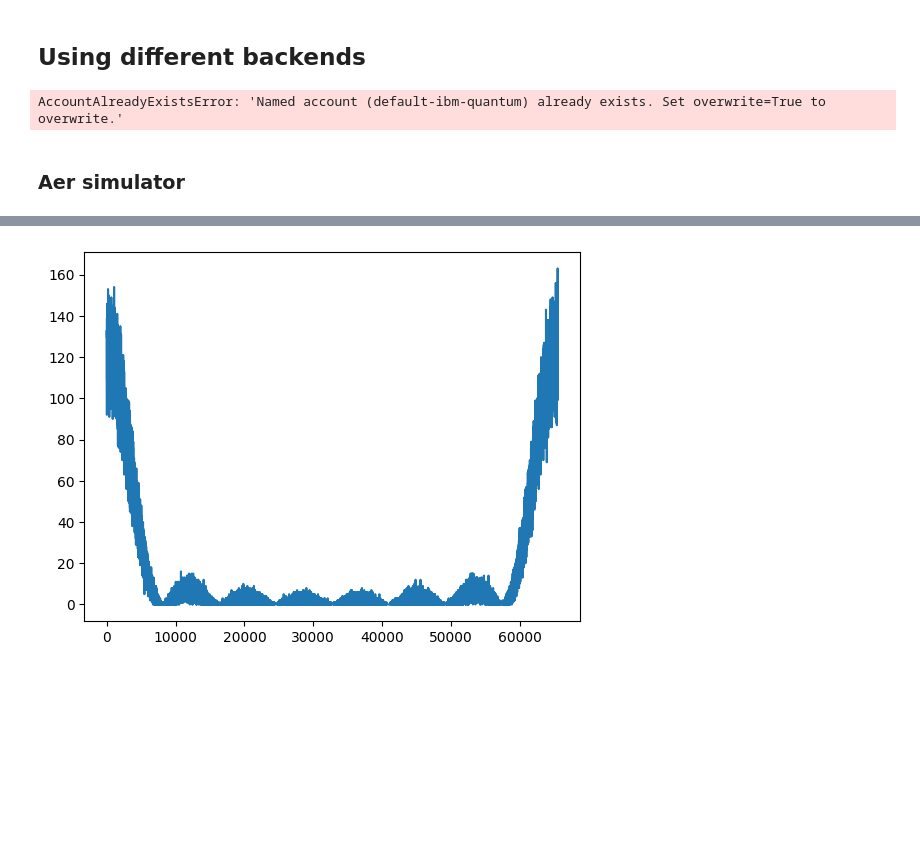
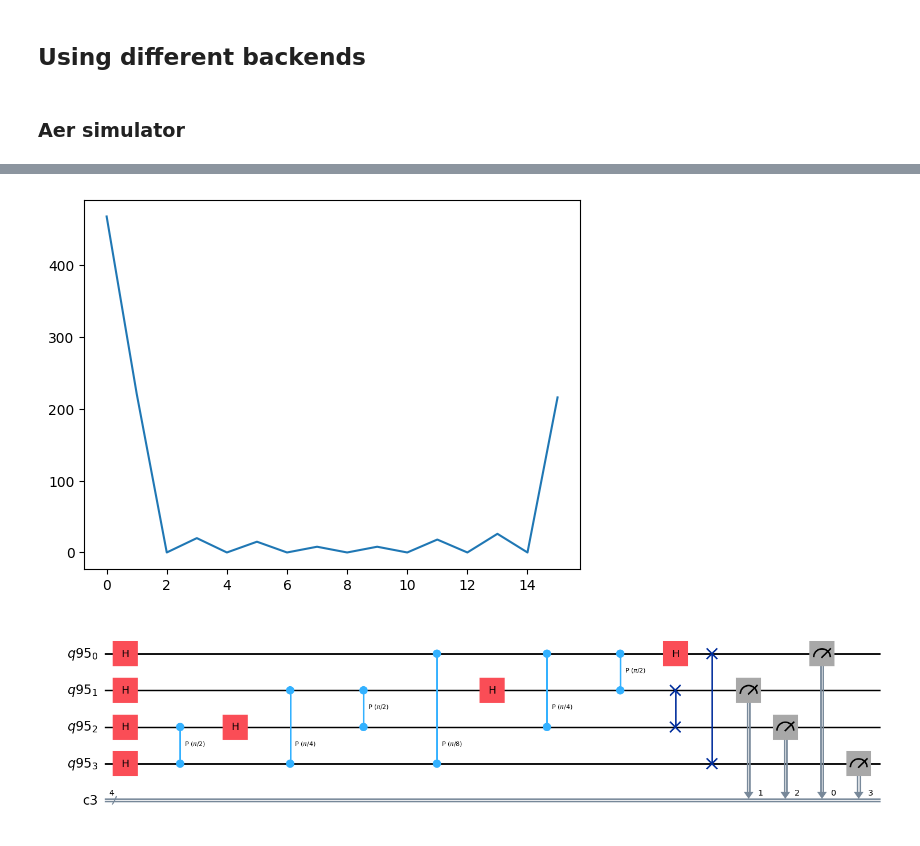
Before and after one commit to OlegUdalov/QC-qiskit-codes, a Jupyter notebook: Running QFT on real IBM QC.ipynb, the cells around one changed output, grey strips where cells are left out. Saved outputs shown, nothing was run; the diff lists cells and outputs as text; code cells hidden in the pictures; blank space fills up the shorter version.

```diff
--- a/Running QFT on real IBM QC.ipynb
+++ b/Running QFT on real IBM QC.ipynb
@@ -21,9 +21,9 @@ from qiskit_aer import AerSimulator
 import quantum_routines as qr
 import aux_func as af
 # %%
-bit_size = 16
+bit_size = 4
 
-inp_num = [0, 0, 0, 0, 0, 0, 0, 0, 0, 0, 0, 0, 0, 0, 0]
+inp_num = [0, 0, 0, 0]
 
 q_reg = Q_R(bit_size)
 cl_reg = C_R(bit_size)
@@ -39,5 +39,5 @@ instr = qr.QFTn_instr(bit_size)
 QFT.append(instr, q_reg)
 QFT = qr.qubits_meas(q_reg, cl_reg, QFT)
 
-#QFT.draw('mpl')
+QFT.draw('mpl')
 # %% [output]
@@ -45,20 +45,18 @@ qubit_binary_prepare: Size of quantum number is bigger than that of classical, s
 # %% [markdown]
 ## Using different backends
 # %%
-from qiskit_ibm_runtime import QiskitRuntimeService
-QiskitRuntimeService.save_account(channel="ibm_quantum", token="2c4fd7dc9f87f9120242bc0d8465e1afc8e7eaabe6e32998dc6043815eb64b5fa0e6f52c4a59a59a1b3545e38277b4631895d39b7075dae9336fa771acacc2fd")
+#from qiskit_ibm_runtime import QiskitRuntimeService
+#QiskitRuntimeService.save_account(channel="ibm_quantum", token="2c4fd7dc9f87f9120242bc0d8465e1afc8e7eaabe6e32998dc6043815eb64b5fa0e6f52c4a59a59a1b3545e38277b4631895d39b7075dae9336fa771acacc2fd")
-# %% [output]
-AccountAlreadyExistsError: 'Named account (default-ibm-quantum) already exists. Set overwrite=True to overwrite.'
 # %% [markdown]
 ### Aer simulator
 # %%
-start = timeit.timeit()
-shot_num = 1000000
+start = time.time()
+shot_num = 1000
 simulator = AerSimulator()
 QFT = transpile(QFT, simulator)
 result = simulator.run(QFT,shots = shot_num).result()
 counts = result.get_counts(QFT)
-end = timeit.timeit()
+end = time.time()
 print(['time elapsed: ' + str(end - start) + ' sec'])
 af.plot_counts(counts, bit_size)
 # %% [output]
@@ -66 +64,5 @@ af.plot_counts(counts, bit_size)
-[figure, old version]
+[figure, new version]
+# %%
+QFT.draw('mpl')
+# %% [output]
+[figure, added]
```
Also changed, not shown: parts of 14 cells of this notebook, 6 other files.
